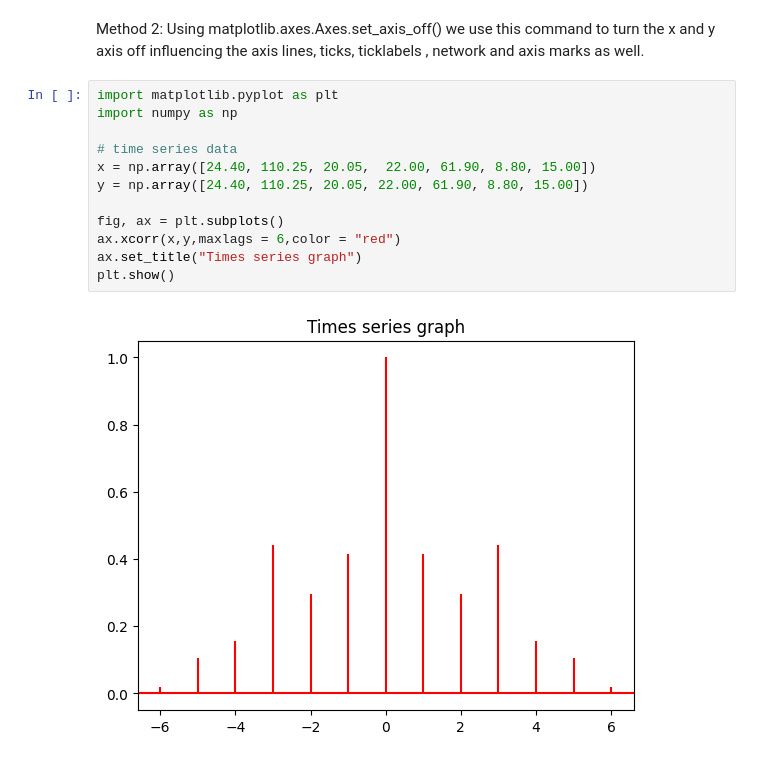
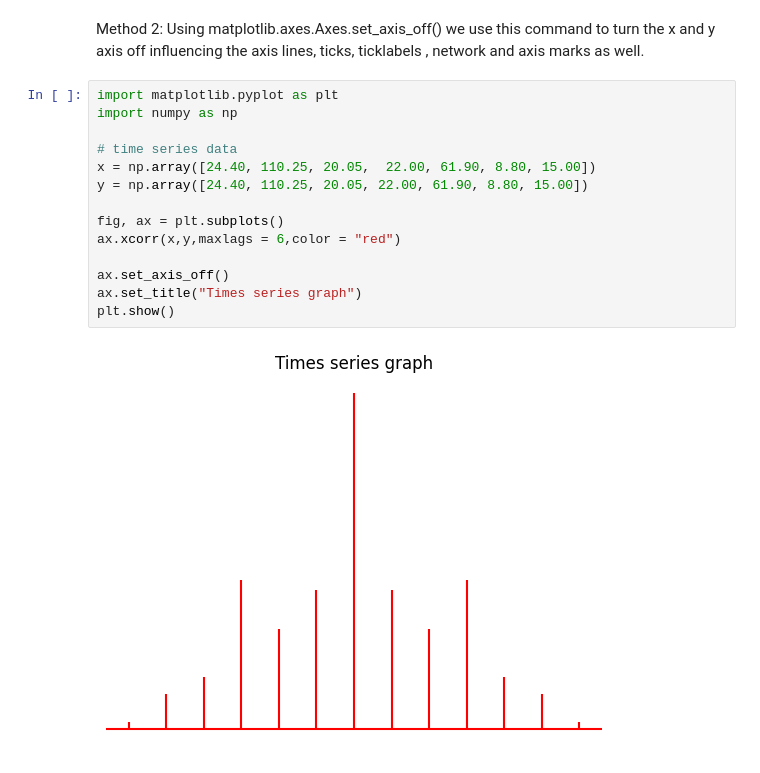
Before and after one commit to PrashantChoudhary13579/python, a Jupyter notebook: matplotlib/matplotlib3.ipynb, the cells around one changed output. Saved outputs shown, nothing was run; the diff lists cells and outputs as text.

```diff
--- a/matplotlib/matplotlib3.ipynb
+++ b/matplotlib/matplotlib3.ipynb
@@ -91,14 +91,16 @@ we use this command to turn the x and y axis off influencing the axis lines, tic
 # %%
 import matplotlib.pyplot as plt
 import numpy as np
 
 # time series data
 x = np.array([24.40, 110.25, 20.05,  22.00, 61.90, 8.80, 15.00])
 y = np.array([24.40, 110.25, 20.05, 22.00, 61.90, 8.80, 15.00])
 
 fig, ax = plt.subplots()
 ax.xcorr(x,y,maxlags = 6,color = "red")
+
+ax.set_axis_off()
 ax.set_title("Times series graph")
 plt.show()
 # %% [output]
-[figure, old version]
+[figure, new version]
```
Also changed, not shown: parts of 2 cells of this notebook, 1 other file.
